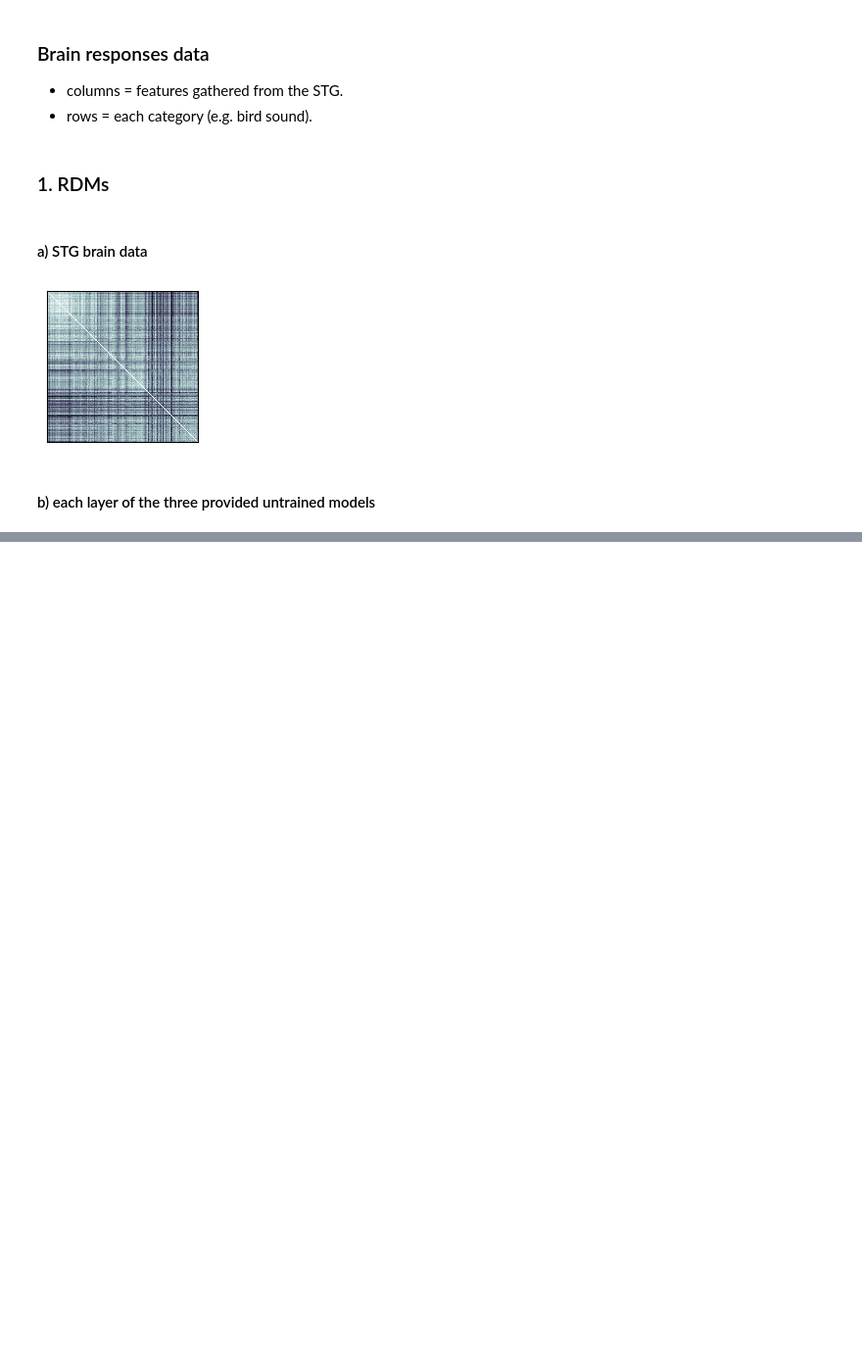
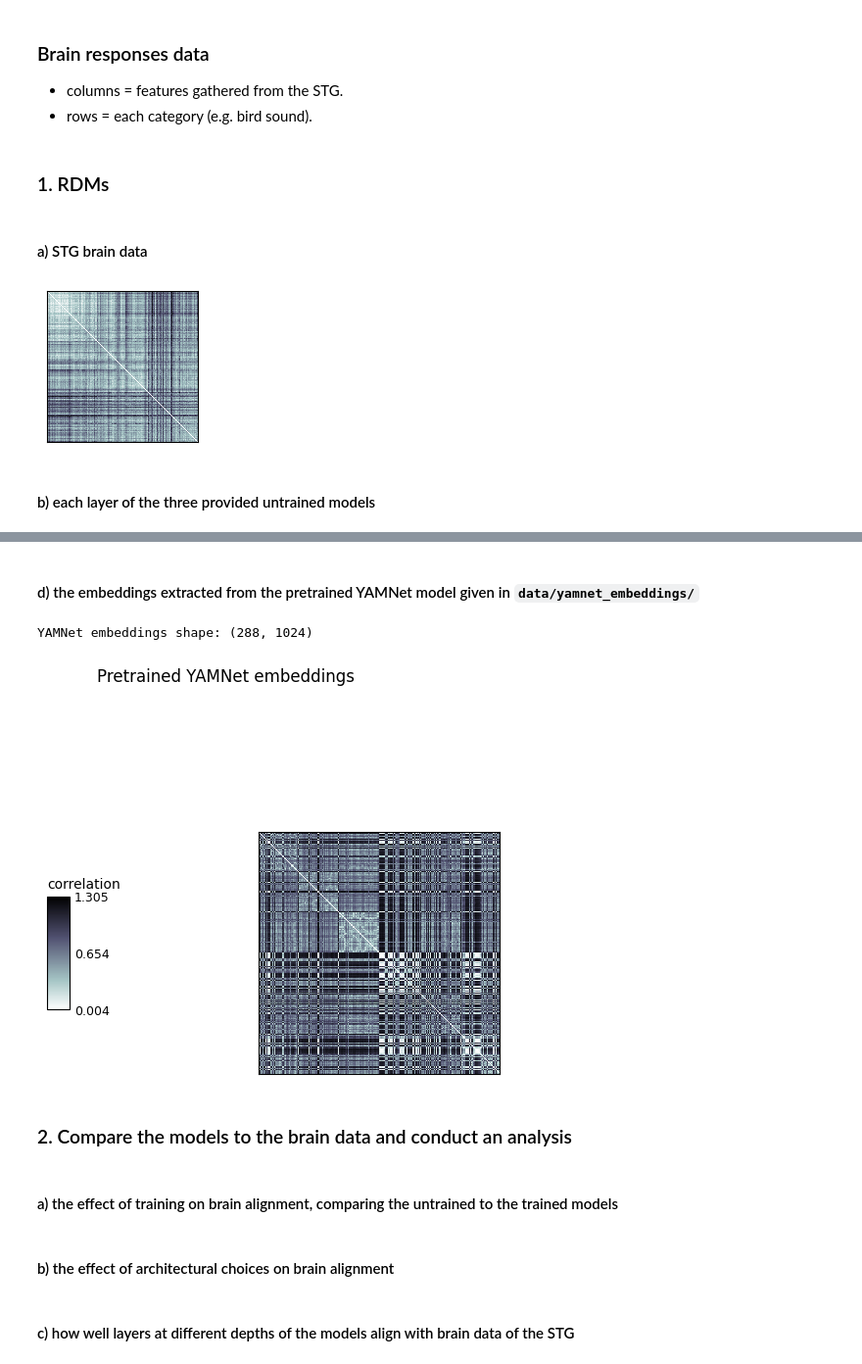
Before and after one commit to Ruczak/MMBS-Group12, a Jupyter notebook: Assignment4/assignment/main.ipynb, the cells around one changed output, grey strips where cells are left out. Shown at 98% size. Cells and saved outputs as stored; diff of their text form; code cells hidden in the pictures; blank space fills up the shorter version.

```diff
--- a/Assignment4/assignment/main.ipynb
+++ b/Assignment4/assignment/main.ipynb
@@ -98,0 +173,32 @@ ValueError: too many values to unpack (expected 2)
+# %% [markdown]
+#### d) the embeddings extracted from the pretrained YAMNet model given in `data/yamnet_embeddings/`
+# %%
+from core import load_yamnet_activations
+import torch
+
+# Rows follow the same sound order as SantoroDataset.
+yamnet_activations = load_yamnet_activations(layer="embedding")
+yamnet_embeddings = torch.as_tensor(yamnet_activations["embedding"])
+
+print("YAMNet embeddings shape:", tuple(yamnet_embeddings.shape))
+
+rdm_yamnet = calculate_rdm(yamnet_embeddings)
+
+fig, axes, handles = rsa.vis.show_rdm(
+    rdm_yamnet,
+    show_colorbar="figure",
+    figsize=(7, 6),
+)
+fig.suptitle("Pretrained YAMNet embeddings")
+plt.show()
+# %% [output]
+YAMNet embeddings shape: (288, 1024)
+[figure, added]
+# %% [markdown]
+### 2. Compare the models to the brain data and conduct an analysis
+# %% [markdown]
+#### a) the effect of training on brain alignment, comparing the untrained to the trained models
+# %% [markdown]
+#### b) the effect of architectural choices on brain alignment
+# %% [markdown]
+#### c) how well layers at different depths of the models align with brain data of the STG
```
Also changed, not shown: parts of 4 cells of this notebook, 1 other file.
